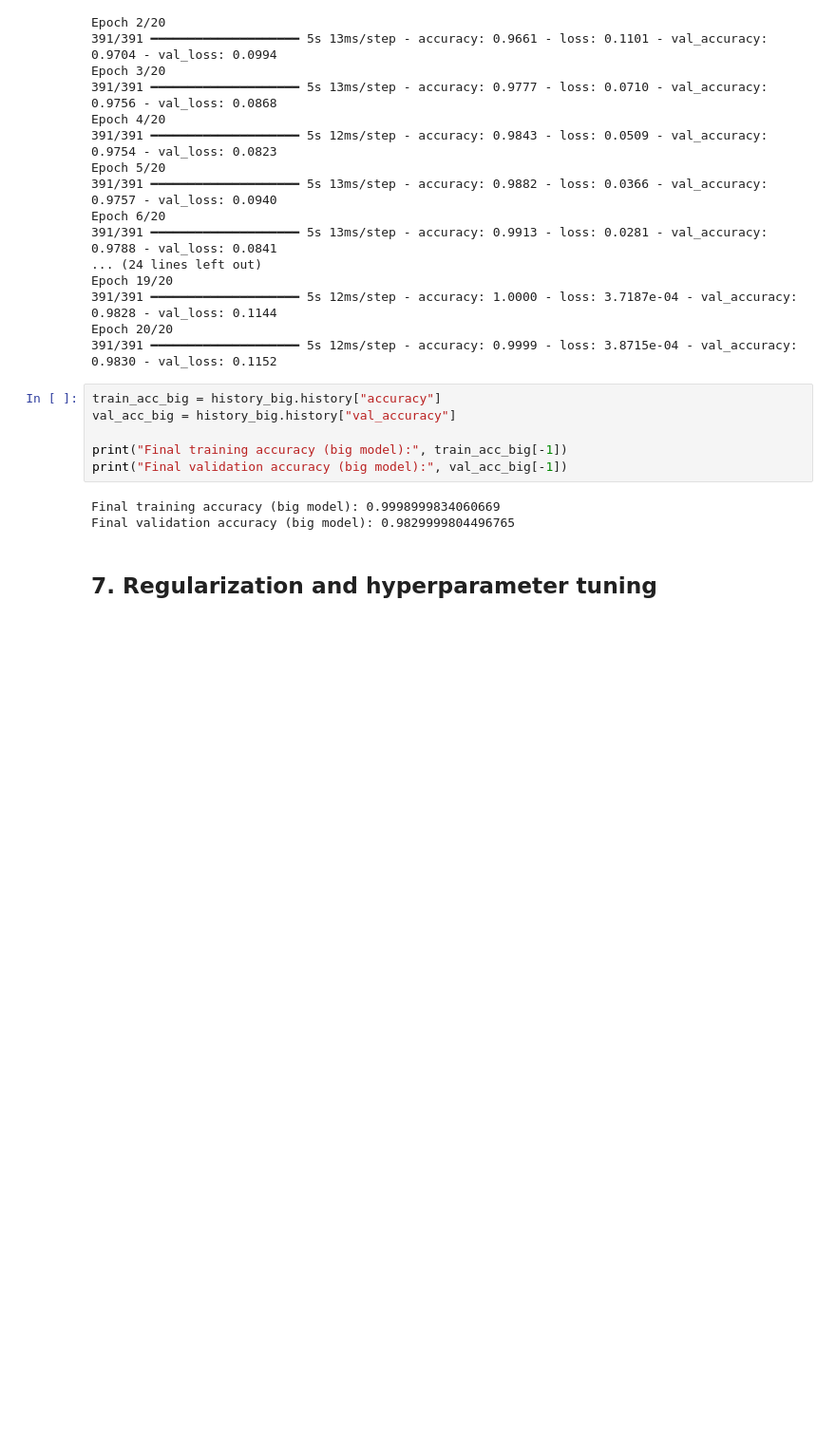
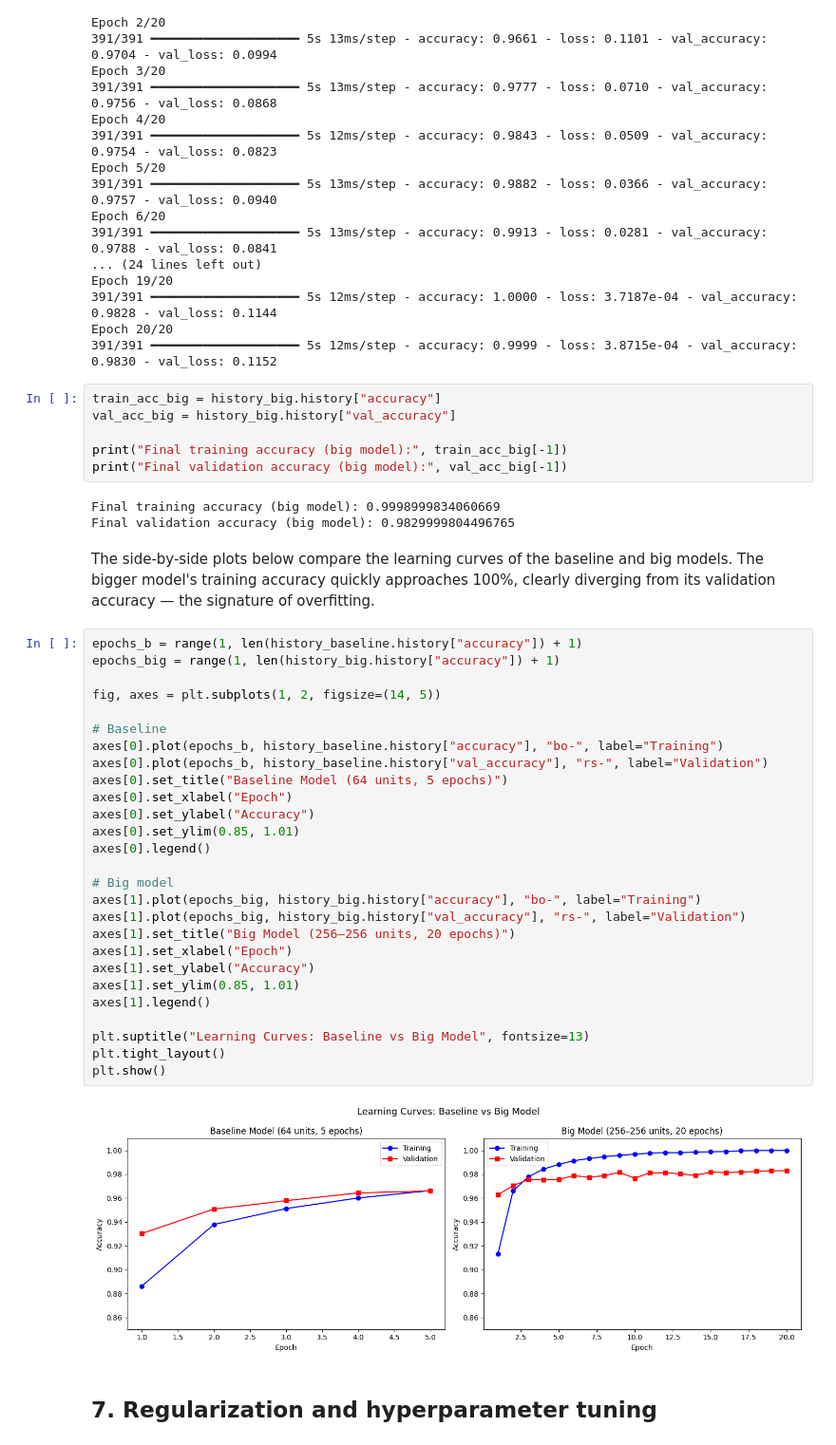
Before and after one commit to dstor0511/Machine-Learning-Final, a Jupyter notebook: deliverable_ml_coursework.ipynb, the cells around one changed output. Shown at 95% size. Cells and saved outputs as stored; diff of their text form; blank space fills up the shorter version.

```diff
--- a/deliverable_ml_coursework.ipynb
+++ b/deliverable_ml_coursework.ipynb
@@ -260,6 +280,37 @@ print("Final validation accuracy (big model):", val_acc_big[-1])
 # %% [output]
 Final training accuracy (big model): 0.9998999834060669
 Final validation accuracy (big model): 0.9829999804496765
+# %% [markdown]
+The side-by-side plots below compare the learning curves of the baseline and big models. The bigger model's training accuracy quickly approaches 100%, clearly diverging from its validation accuracy — the signature of overfitting.
+# %%
+epochs_b = range(1, len(history_baseline.history["accuracy"]) + 1)
+epochs_big = range(1, len(history_big.history["accuracy"]) + 1)
+
+fig, axes = plt.subplots(1, 2, figsize=(14, 5))
+
+# Baseline
+axes[0].plot(epochs_b, history_baseline.history["accuracy"], "bo-", label="Training")
+axes[0].plot(epochs_b, history_baseline.history["val_accuracy"], "rs-", label="Validation")
+axes[0].set_title("Baseline Model (64 units, 5 epochs)")
+axes[0].set_xlabel("Epoch")
+axes[0].set_ylabel("Accuracy")
+axes[0].set_ylim(0.85, 1.01)
+axes[0].legend()
+
+# Big model
+axes[1].plot(epochs_big, history_big.history["accuracy"], "bo-", label="Training")
+axes[1].plot(epochs_big, history_big.history["val_accuracy"], "rs-", label="Validation")
+axes[1].set_title("Big Model (256–256 units, 20 epochs)")
+axes[1].set_xlabel("Epoch")
+axes[1].set_ylabel("Accuracy")
+axes[1].set_ylim(0.85, 1.01)
+axes[1].legend()
+
+plt.suptitle("Learning Curves: Baseline vs Big Model", fontsize=13)
+plt.tight_layout()
+plt.show()
+# %% [output]
+[figure, added]
 # %% [markdown]
 ## 7. Regularization and hyperparameter tuning
 # %% [markdown]
```
Also changed, not shown: parts of 13 cells of this notebook.
